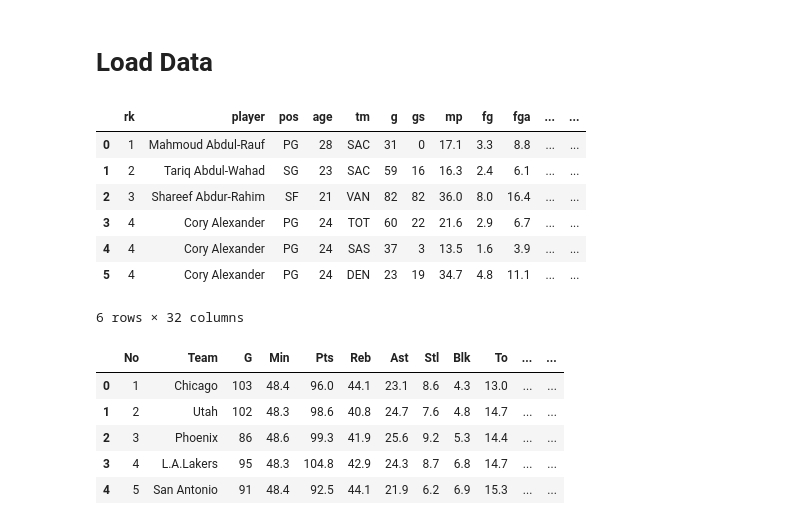
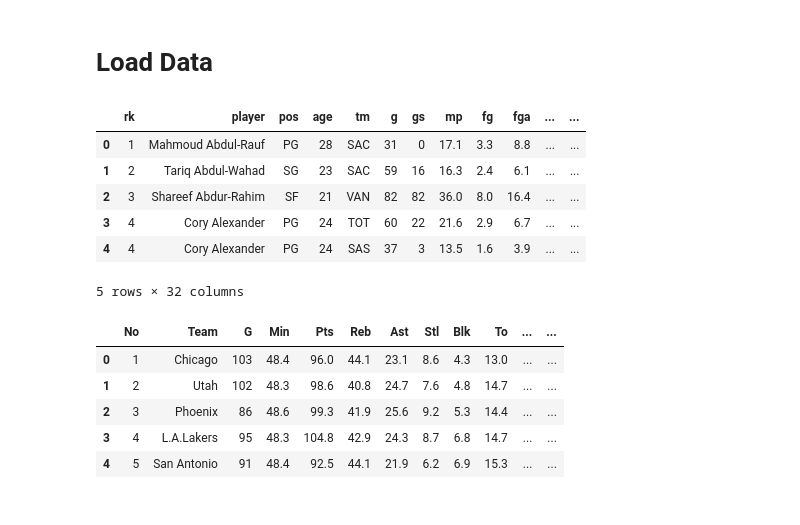
Before and after one commit to claykindiger/DSCI303FinalProject, a Jupyter notebook: Exercise4ForProject.ipynb, the cells around one changed output. Cells and saved outputs as stored; diff of their text form; code cells hidden in the pictures.

```diff
--- a/Exercise4ForProject.ipynb
+++ b/Exercise4ForProject.ipynb
@@ -21,16 +21,15 @@ from mlxtend.plotting import plot_sequential_feature_selection as plot_sfs
 players = pd.read_csv('nba_player_stats_2.csv')
 team = pd.read_csv('NBA_Team_Stats.csv')
 # %%
-players.head(6)
+players.head(5)
 # %% [output]
 |  | rk | player | pos | age | tm | g | gs | mp | fg | fga | ... | ... |
 | 0 | 1 | Mahmoud Abdul-Rauf | PG | 28 | SAC | 31 | 0 | 17.1 | 3.3 | 8.8 | ... | ... |
 | 1 | 2 | Tariq Abdul-Wahad | SG | 23 | SAC | 59 | 16 | 16.3 | 2.4 | 6.1 | ... | ... |
 | 2 | 3 | Shareef Abdur-Rahim | SF | 21 | VAN | 82 | 82 | 36.0 | 8.0 | 16.4 | ... | ... |
 | 3 | 4 | Cory Alexander | PG | 24 | TOT | 60 | 22 | 21.6 | 2.9 | 6.7 | ... | ... |
 | 4 | 4 | Cory Alexander | PG | 24 | SAS | 37 | 3 | 13.5 | 1.6 | 3.9 | ... | ... |
-| 5 | 4 | Cory Alexander | PG | 24 | DEN | 23 | 19 | 34.7 | 4.8 | 11.1 | ... | ... |
-6 rows × 32 columns
+5 rows × 32 columns
 # %%
 team.head()
 # %% [output]
```
Also changed, not shown: parts of 6 cells of this notebook.
